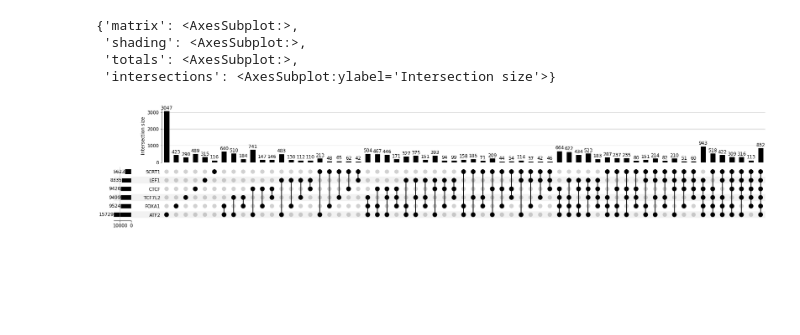
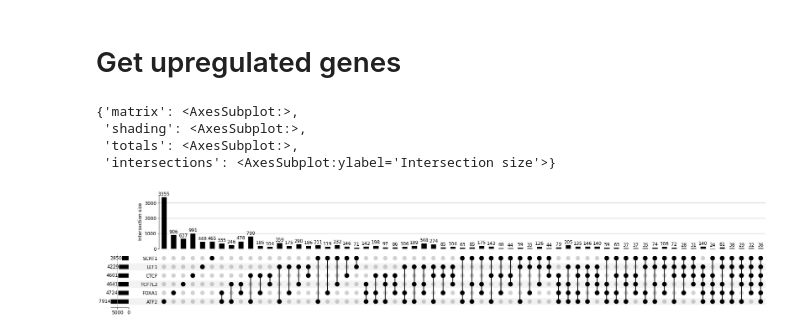
Before and after one commit to deeprob/starrseq_results, a Jupyter notebook: 5_compare_expression_ko_vs_wt/notebooks/1_common_genes.ipynb, the cells around one changed output. Drawn from its saved outputs; the diff is of its cells as text; code cells hidden in the pictures; blank space fills up the shorter version.

```diff
--- a/5_compare_expression_ko_vs_wt/notebooks/1_common_genes.ipynb
+++ b/5_compare_expression_ko_vs_wt/notebooks/1_common_genes.ipynb
@@ -86,8 +94,16 @@ parsed_upset_df = upset_df.loc[upset_df.counts>0]
-# %%
-upsetplot.plot(parsed_upset_df.counts, show_counts=True)
-# %% [output]
-{'matrix': <AxesSubplot:>,
- 'shading': <AxesSubplot:>,
- 'totals': <AxesSubplot:>,
- 'intersections': <AxesSubplot:ylabel='Intersection size'>}
-[figure, removed]
+# %% [markdown]
+# Get upregulated genes
+# %%
+lib_names = ["ATF2", "CTCF", "FOXA1", "LEF1", "SCRT1", "TCF7L2", "16P12_1"]
+lib_de_files = [os.path.join("../data/results/de/", f"{lib}vsCC", "de_results.csv") for lib in lib_names]
+lib_gene_dict = {ln:get_upregulated_genes(lnf) for ln, lnf in zip(lib_names, lib_de_files)}
+
+upset_df, uniq_inter = get_upset_df(lib_gene_dict,  lib_names[:-1])
+parsed_upset_df = upset_df.loc[upset_df.counts>0]
+upsetplot.plot(parsed_upset_df.counts, show_counts=True)
+# %% [output]
+{'matrix': <AxesSubplot:>,
+ 'shading': <AxesSubplot:>,
+ 'totals': <AxesSubplot:>,
+ 'intersections': <AxesSubplot:ylabel='Intersection size'>}
+[figure, added]
```
Also changed, not shown: parts of 6 cells of this notebook, 20 other files.
